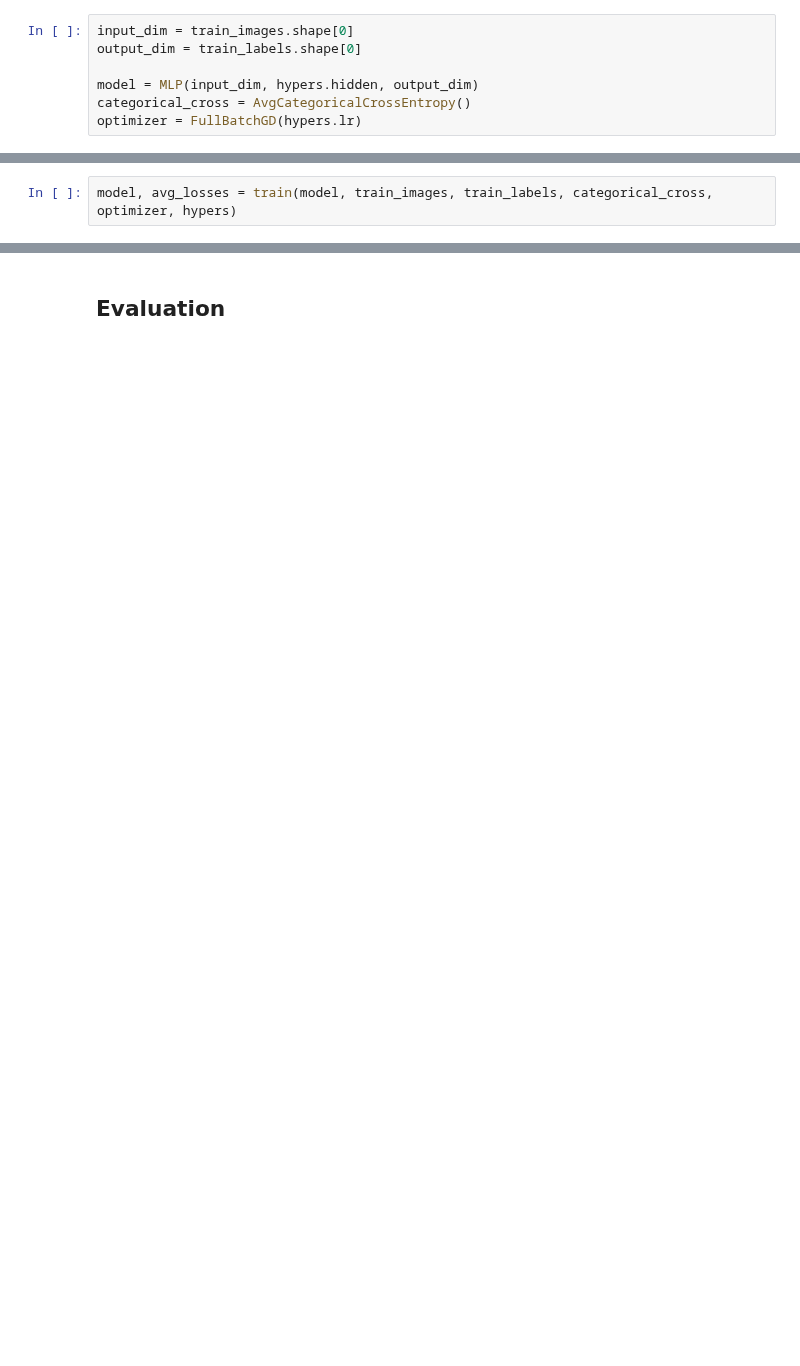
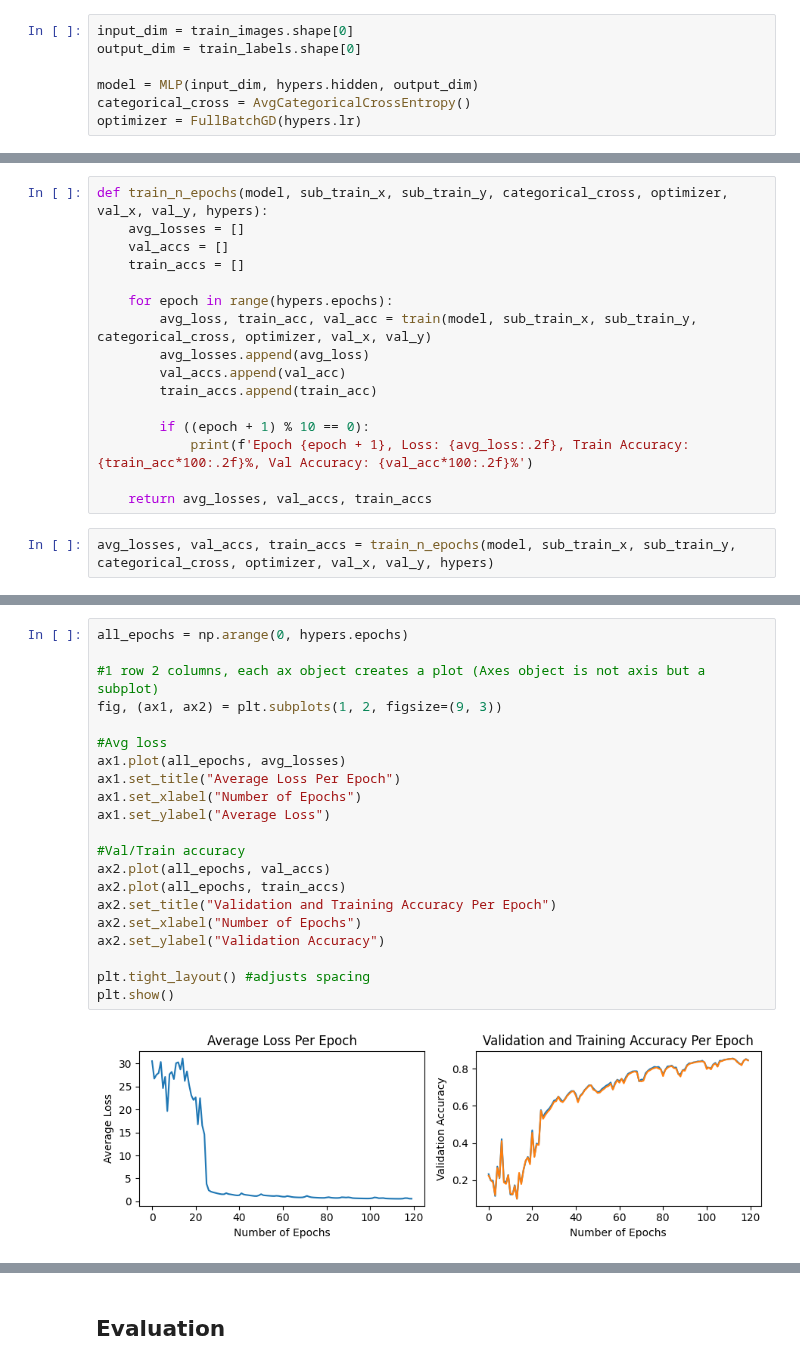
Before and after one commit to dariansal/deep-learning-mnist, a Jupyter notebook: notebooks/scratch-model.ipynb, the cells around one changed output, grey strips where cells are left out. Saved outputs shown, nothing was run; the diff lists cells and outputs as text; blank space fills up the shorter version.

Commit message:
Implement train/validation split for evaluation.
- Introduce train/validation split during training for performance assessment
- After validation, retrain on the full dataset for optimal model

```diff
--- a/notebooks/scratch-model.ipynb
+++ b/notebooks/scratch-model.ipynb
@@ -244,2 +277,0 @@ def train(model, X, Y, criterion, optimizer, hypers):
-# %%
-model, avg_losses = train(model, train_images, train_labels, categorical_cross, optimizer, hypers)
@@ -263,0 +278,18 @@ plt.show()
+# %%
+def train_n_epochs(model, sub_train_x, sub_train_y, categorical_cross, optimizer, val_x, val_y, hypers):
+    avg_losses = []
+    val_accs = []
+    train_accs = []
+
+    for epoch in range(hypers.epochs):
+        avg_loss, train_acc, val_acc = train(model, sub_train_x, sub_train_y, categorical_cross, optimizer, val_x, val_y)
+        avg_losses.append(avg_loss)
+        val_accs.append(val_acc)
+        train_accs.append(train_acc)
+
+        if ((epoch + 1) % 10 == 0):
+            print(f'Epoch {epoch + 1}, Loss: {avg_loss:.2f}, Train Accuracy: {train_acc*100:.2f}%, Val Accuracy: {val_acc*100:.2f}%')
+
+    return avg_losses, val_accs, train_accs
+# %%
+avg_losses, val_accs, train_accs = train_n_epochs(model, sub_train_x, sub_train_y, categorical_cross, optimizer, val_x, val_y, hypers)
@@ -263,0 +309,23 @@ plt.show()
+# %%
+all_epochs = np.arange(0, hypers.epochs)
+
+#1 row 2 columns, each ax object creates a plot (Axes object is not axis but a subplot)
+fig, (ax1, ax2) = plt.subplots(1, 2, figsize=(9, 3))
+
+#Avg loss
+ax1.plot(all_epochs, avg_losses)
+ax1.set_title("Average Loss Per Epoch")
+ax1.set_xlabel("Number of Epochs")
+ax1.set_ylabel("Average Loss")
+
+#Val/Train accuracy
+ax2.plot(all_epochs, val_accs)
+ax2.plot(all_epochs, train_accs)
+ax2.set_title("Validation and Training Accuracy Per Epoch")
+ax2.set_xlabel("Number of Epochs")
+ax2.set_ylabel("Validation Accuracy")
+
+plt.tight_layout() #adjusts spacing
+plt.show()
+# %% [output]
+[figure, added]
```
Also changed, not shown: parts of 21 cells of this notebook.
